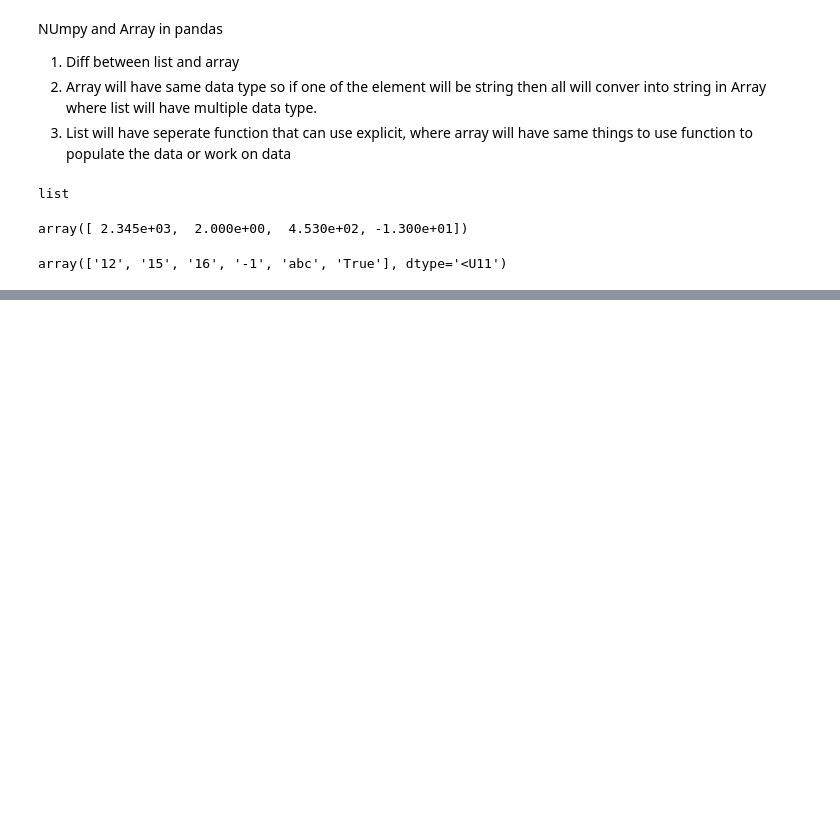
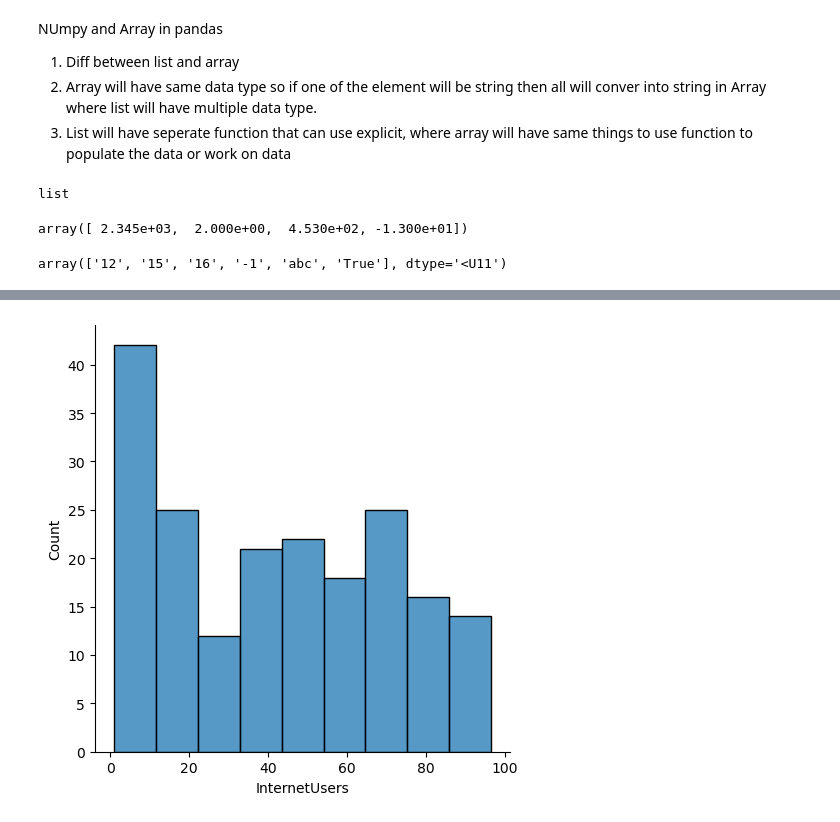
Before and after one commit to vishvadeepaktripathi/Udemy_python_cource, a Jupyter notebook: Udemy_For_loop.ipynb, the cells around one changed output, grey strips where cells are left out. Saved outputs shown, nothing was run; the diff lists cells and outputs as text; code cells hidden in the pictures; blank space fills up the shorter version.

```diff
--- a/Udemy_For_loop.ipynb
+++ b/Udemy_For_loop.ipynb
@@ -166,0 +708,4 @@ array(['12', '15', '16', '-1', 'abc', 'True'], dtype='<U11')
+# %%
+visual1 = sns.displot(Stat2["InternetUsers"])
+# %% [output]
+[figure, added]
```
Also changed, not shown: parts of 79 cells of this notebook, 8 other files.
